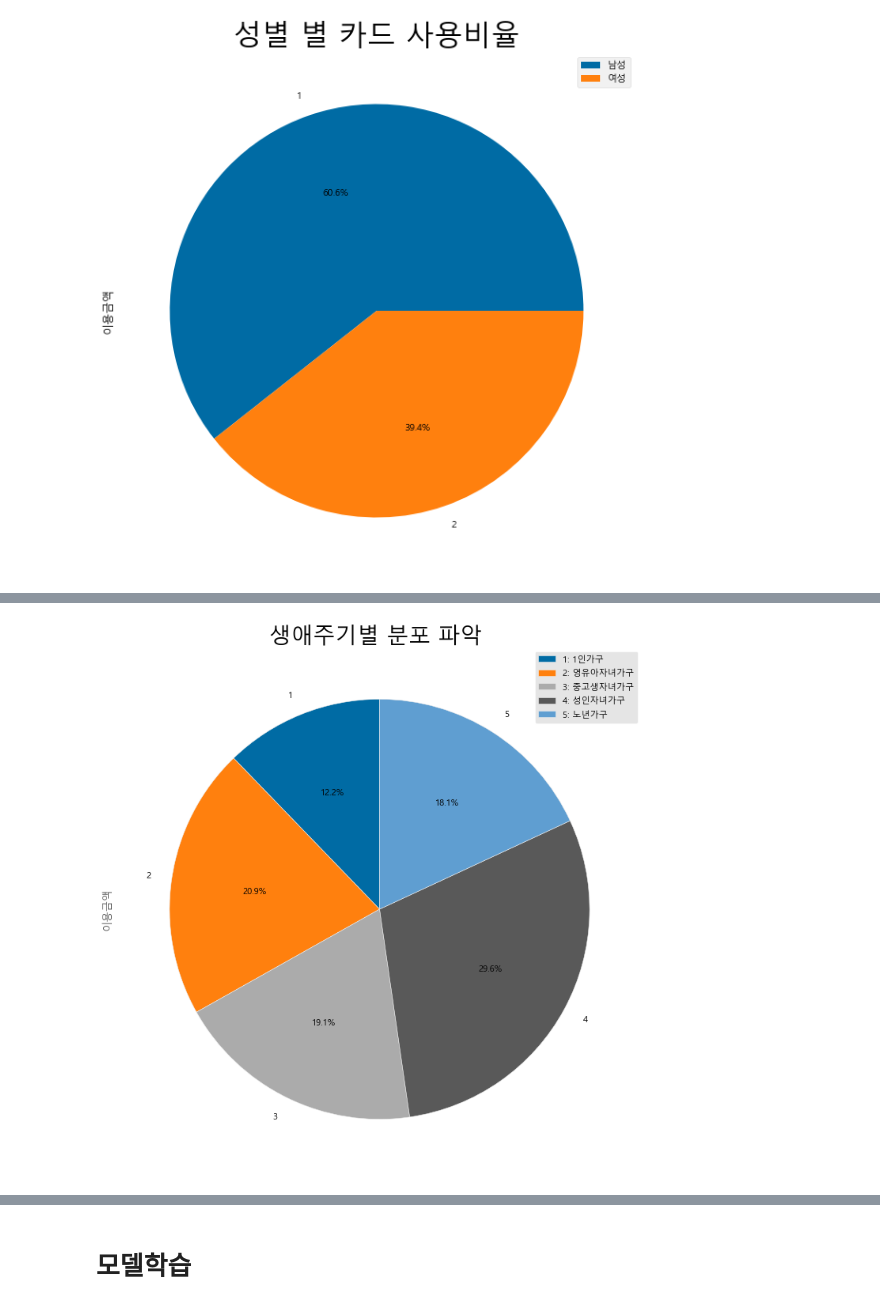
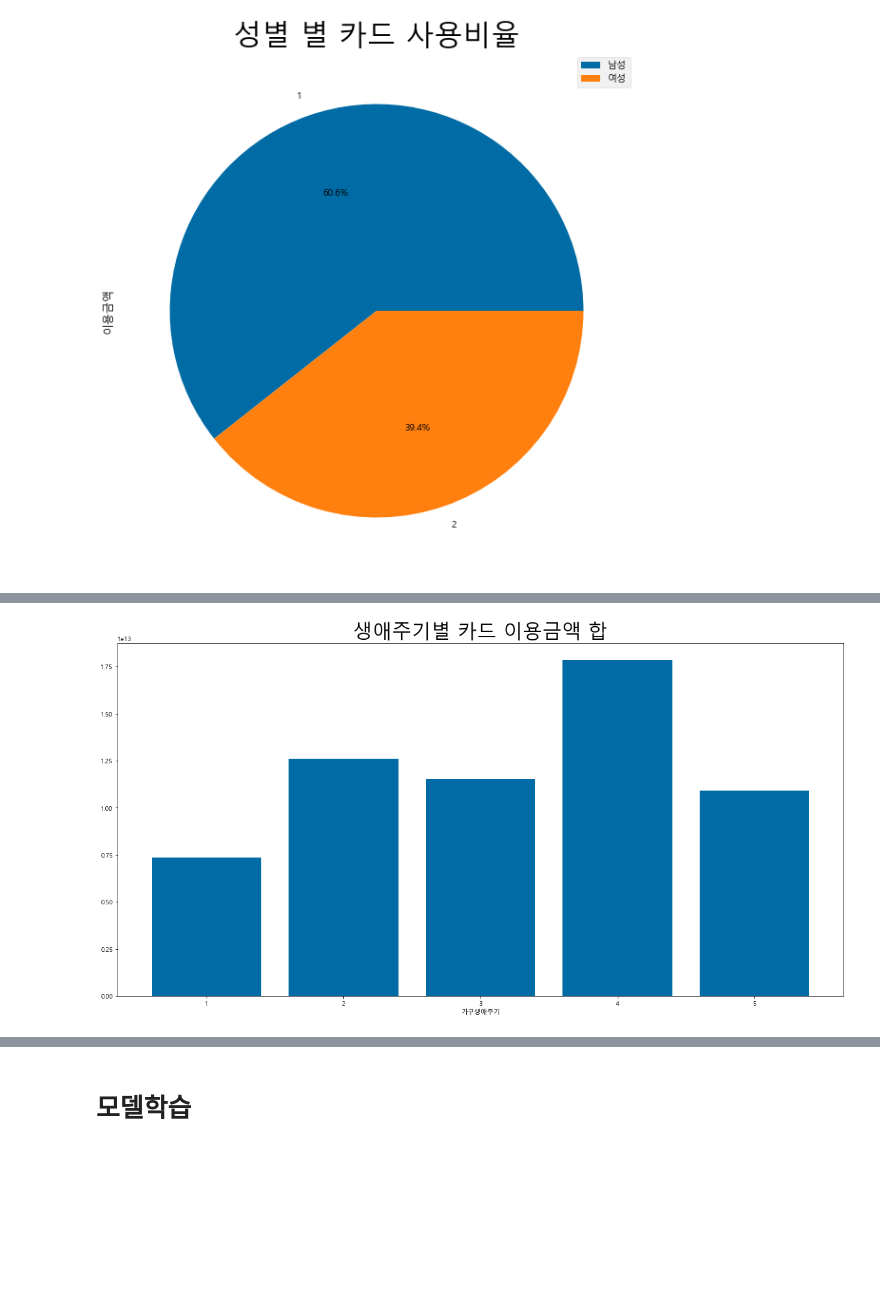
Before and after one commit to kkh9198/PROJECT_2, a Jupyter notebook: PROJECT_2.ipynb, the cells around one changed output, grey strips where cells are left out. Drawn from its saved outputs; the diff is of its cells as text; code cells hidden in the pictures; blank space fills up the shorter version.

```diff
--- a/PROJECT_2.ipynb
+++ b/PROJECT_2.ipynb
@@ -535,3 +536,17 @@ sns.barplot(data=pd.DataFrame(df.groupby('연월')['이용금액'].sum()).reset_
 [figure]
 # %% [markdown]
 코로나 (2020년 02월)이후로 감소했지만 이외 뚜렷한 특징은 찾기 힘들다
+# %%
+# 날짜데이터를 년과 월로 분리
+# 사용자 함수 정의
+def grap_year(data):
+    data = str(data)
+    return int(data[:4])
+
+def grap_month(data):
+    data = str(data)
+    return int(data[4:])
+# %%
+df['년']=df['연월'].apply(lambda x:grap_year(x))
+df['월']=df['연월'].apply(lambda x:grap_month(x))
+df=df.drop(['연월'],axis=1)
@@ -608,3 +714,11 @@ plt.title( '연령대 별 카드 이용 금액 합', size = 30 )
 plt.show()
 # %% [output]
 [figure]
+# %%
+#연령대별 신용카드 평균이용금액
+plt.style.use( 'tableau-colorblind10' )
+df.groupby('연령대')['이용금액'].mean().plot( kind = 'bar', figsize = ( 20, 10 ), width = 0.8 )
+plt.xticks( rotation = 'horizontal' )
+plt.xlabel('연령대')
+plt.title( '연령대 별 카드 평균 이용 금액 ', size = 30 )
+plt.show()
@@ -617,3 +733,13 @@ plt.legend(labels=('남성','여성'))
 plt.show()
 # %% [output]
 [figure]
+# %%
+a=df.groupby('연령대')['이용금액'].sum()
+b=df.groupby('연령대')['이용건수'].sum()
+plt.style.use( 'tableau-colorblind10' )
+(a/b).round(2).to_frame().plot( kind = 'bar',figsize = ( 20, 10 ), width = 0.8 )
+plt.xticks( rotation = 'horizontal' )
+plt.xlabel('연령대')
+plt.title( '연령대 별 이용건당 이용금액', size = 30 )
+plt.show()
+print((a/b).round(2).to_frame())
@@ -620,9 +757,10 @@ plt.show()
 # %%
 #생애 주기별 분포
-plt.style.use( 'tableau-colorblind10')
-df.groupby('가구생애주기')['이용금액'].sum().plot( kind = 'pie', figsize = (10,10), autopct = '%1.1f%%', startangle = 90, subplots=True)
-plt.title( '생애주기별 분포 파악 ', size = 25 )
-plt.legend(labels=('1: 1인가구', '2: 영유아자녀가구', '3: 중고생자녀가구', '4: 성인자녀가구', '5: 노년가구'))
+plt.style.use( 'tableau-colorblind10' )
+df.groupby('가구생애주기')['이용금액'].sum().plot( kind = 'bar',figsize = ( 20, 10 ), width = 0.8 )
+plt.xticks( rotation = 'horizontal' )
+plt.xlabel('가구생애주기')
+plt.title( '생애주기별 카드 이용금액 합', size = 30 )
 plt.show()
 # %% [output]
-[figure, old version]
+[figure, new version]
```
Also changed, not shown: parts of 33 cells of this notebook.
